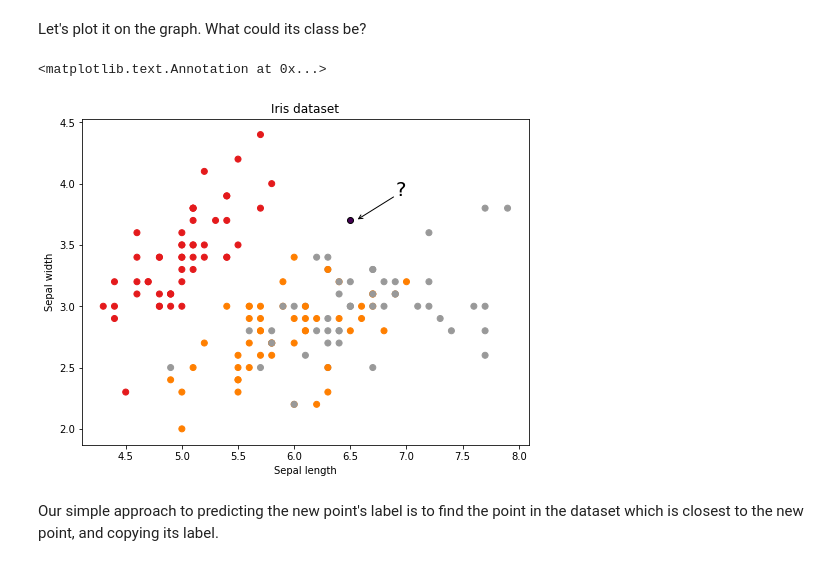
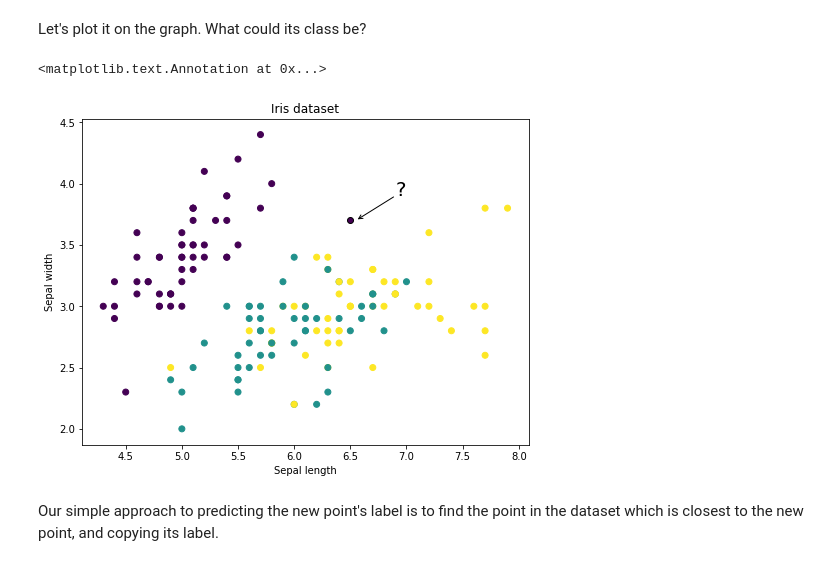
Before and after one commit to genekogan/course-ml4a, a Jupyter notebook: 01_neural_network.ipynb, the cells around one changed output. Saved outputs shown, nothing was run; the diff lists cells and outputs as text; code cells hidden in the pictures.

```diff
--- a/01_neural_network.ipynb
+++ b/01_neural_network.ipynb
@@ -153,20 +370,20 @@ Let's plot it on the graph. What could its class be?
 # %%
 # plot the original data
 x, y, lab = data[:, 0], data[:, 1], labels
 
 plt.figure(figsize=(8, 6))
-plt.scatter(x, y, c=lab, cmap=plt.cm.Set1)
+plt.scatter(x, y, c=lab)
 plt.xlabel('Sepal length')
 plt.ylabel('Sepal width')
 plt.title('Iris dataset')
 
 # put the new point on top
 plt.scatter(new_x, new_y, c=0, cmap=None, edgecolor='k')
 plt.annotate('?', (new_x+0.45, new_y+0.25), fontsize=20, horizontalalignment='center', verticalalignment='center')
 plt.annotate("", xytext=(new_x+0.4, new_y+0.2), xy=(new_x+0.05, new_y), arrowprops=dict(arrowstyle="->"))
 # %% [output]
 <matplotlib.text.Annotation at 0x...>
-[figure, old version]
+[figure, new version]
 # %% [markdown]
 Our simple approach to predicting the new point's label is to find the point in the dataset which is closest to the new point, and copying its label.
 # %%
```
Also changed, not shown: parts of 45 cells of this notebook, 1 other file.
